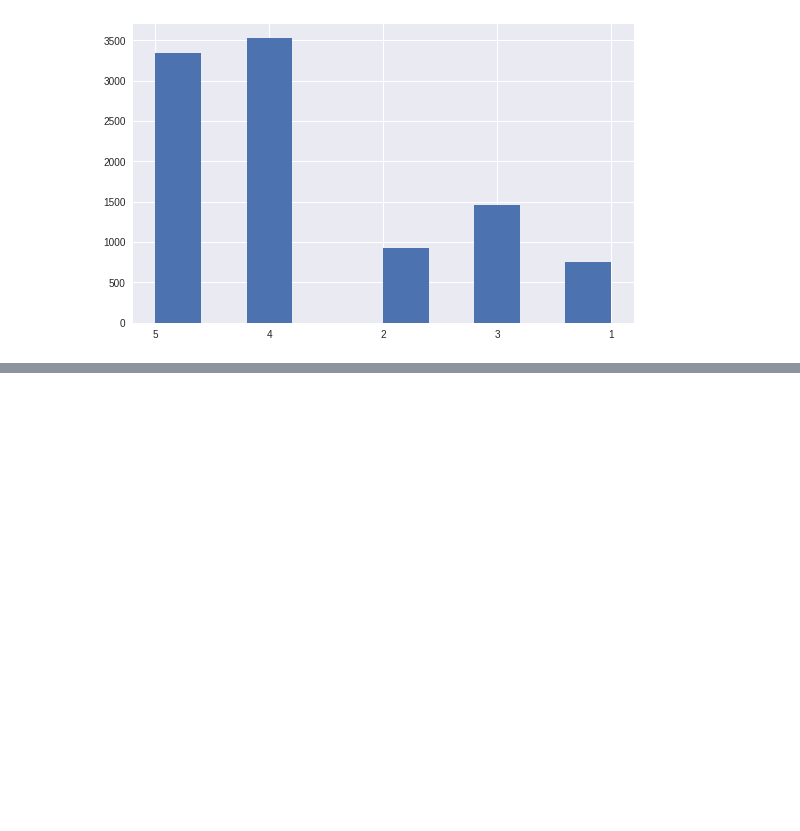
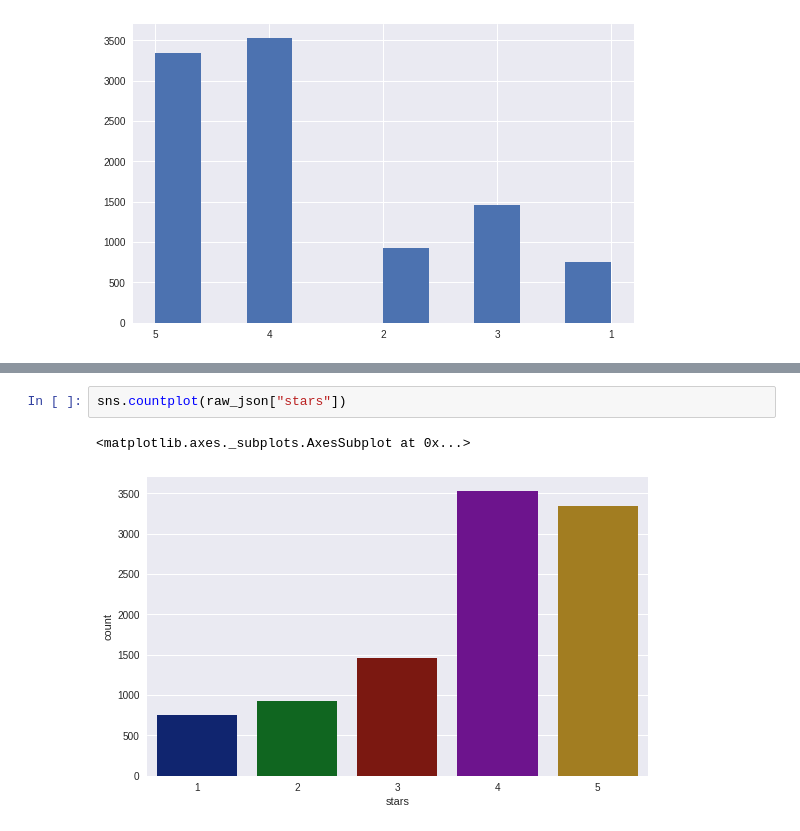
Before and after one commit to karenbennis/Xy, a Jupyter notebook: yelp_reviews_visuals_v1.ipynb, the cells around one changed output, grey strips where cells are left out. Cells and saved outputs as stored; diff of their text form; blank space fills up the shorter version.

```diff
--- a/yelp_reviews_visuals_v1.ipynb
+++ b/yelp_reviews_visuals_v1.ipynb
@@ -119,0 +150,5 @@ plt.hist(raw_json['stars'])
+# %%
+sns.countplot(raw_json["stars"])
+# %% [output]
+<matplotlib.axes._subplots.AxesSubplot at 0x...>
+[figure, added]
```
Also changed, not shown: parts of 8 cells of this notebook.
